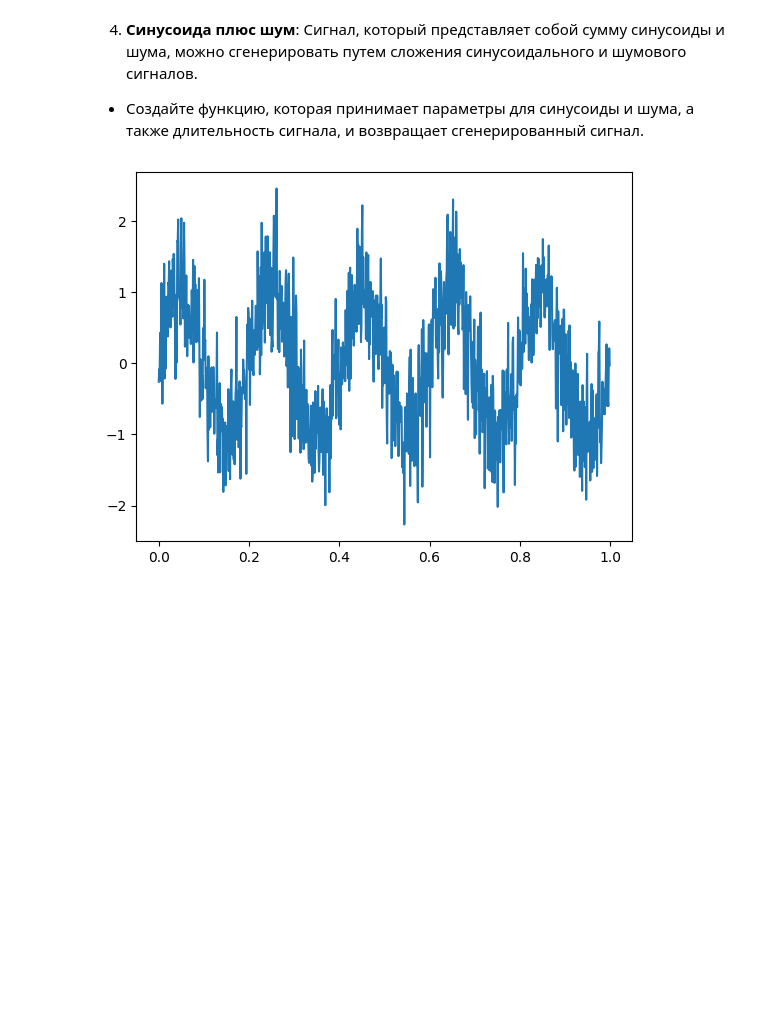
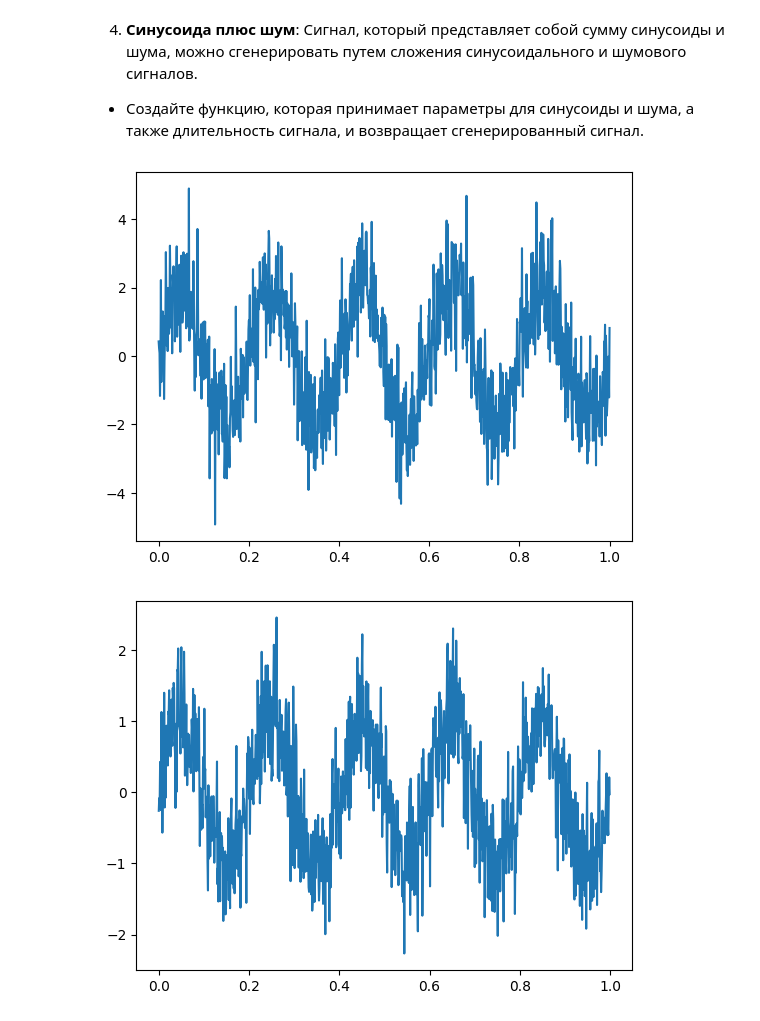
Before and after one commit to ilyak0n/comp_math, a Jupyter notebook: 10. Генерация сигналов и преобразования Фурье/Практическая_работа_№10_Генерация_сигналов_и_преобразования_Фурье.ipynb, the cells around one changed output. Cells and saved outputs as stored; diff of their text form; code cells hidden in the pictures; blank space fills up the shorter version.

```diff
--- a/10. Генерация сигналов и преобразования Фурье/Практическая_работа_№10_Генерация_сигналов_и_преобразования_Фурье.ipynb
+++ b/10. Генерация сигналов и преобразования Фурье/Практическая_работа_№10_Генерация_сигналов_и_преобразования_Фурье.ipynb
@@ -88,6 +106,17 @@ plt.show()
 # %% [markdown]
 4. **Синусоида плюс шум**: Сигнал, который представляет собой сумму синусоиды и шума, можно сгенерировать путем сложения синусоидального и шумового сигналов.
 - Создайте функцию, которая принимает параметры для синусоиды и шума, а также длительность сигнала, и возвращает сгенерированный сигнал.
+# %%
+def sin_and_noise(fs=1000, a=2, f=5, fi=0):
+  t = np.linspace(0, 1, fs)
+  sin_signal = a * np.sin(2 * np.pi * f * t + fi)
+  noise = np.random.randn(fs)
+  signal = sin_signal + noise
+  plt.plot(t, signal)
+  plt.show()
+sin_and_noise()
+# %% [output]
+[figure, added]
 # %%
 # Пример
 # %% [output]
```
Also changed, not shown: parts of 8 cells of this notebook.
